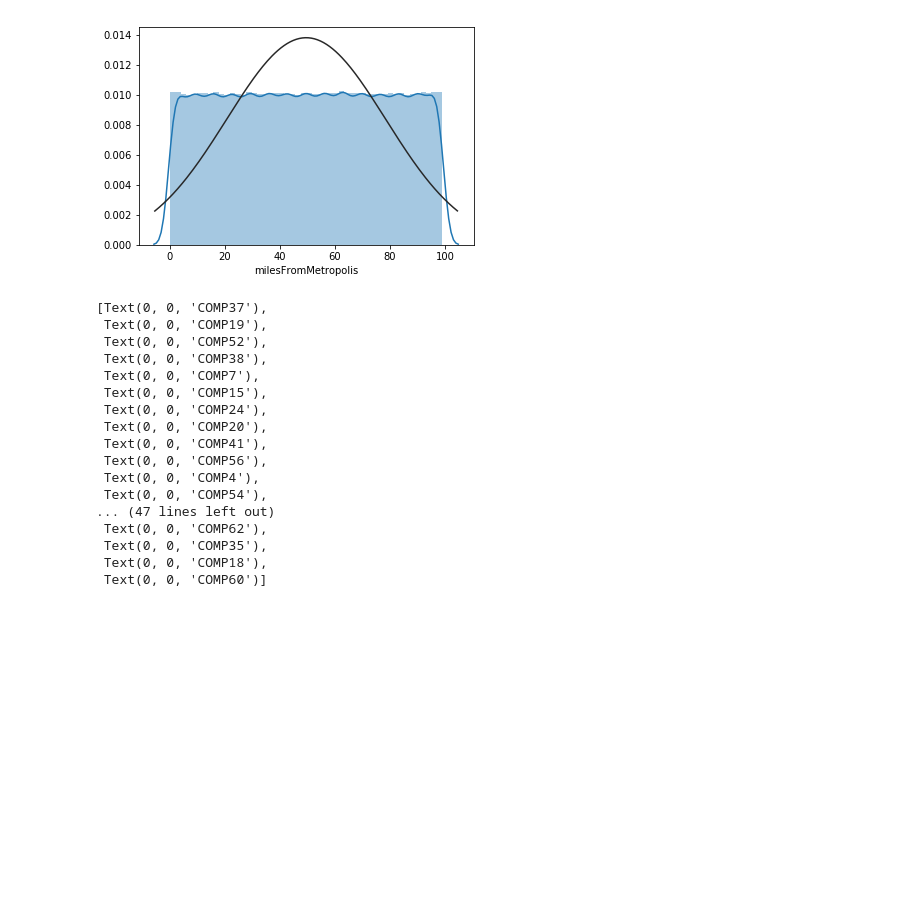
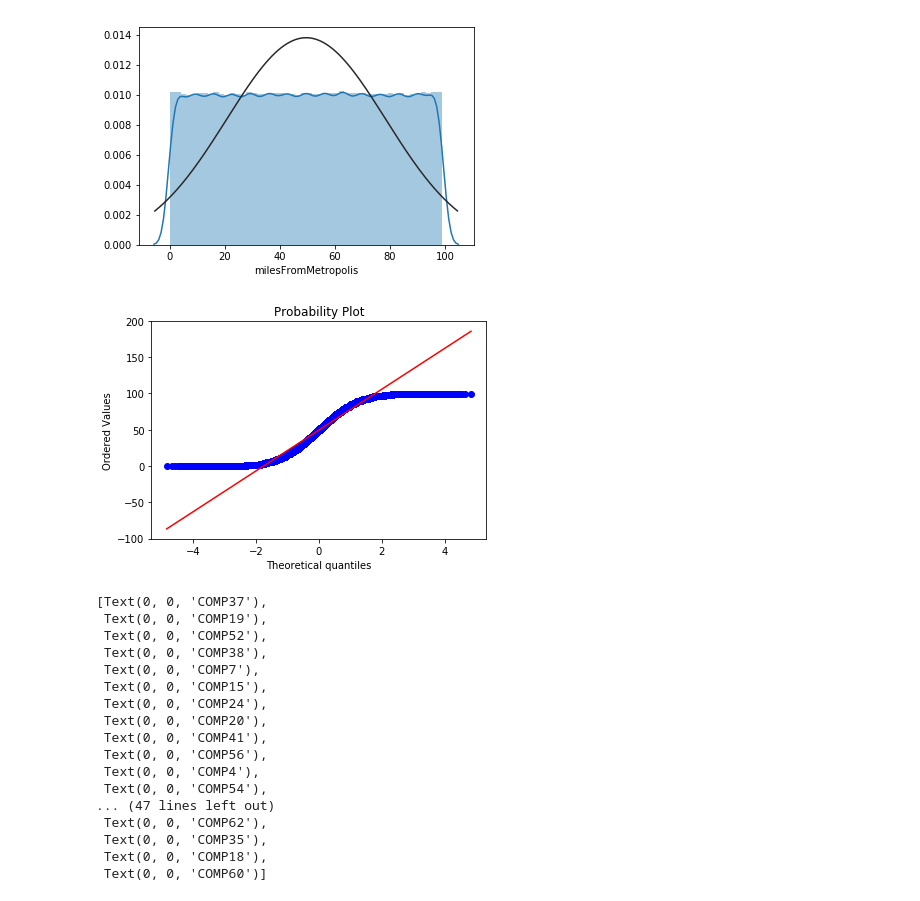
Before and after one commit to deejayrusso/Salary-Prediction-Portfolio, a Jupyter notebook: Salary Prediction Notebook.ipynb, the cells around one changed output. Drawn from its saved outputs; the diff is of its cells as text; code cells hidden in the pictures; blank space fills up the shorter version.

```diff
--- a/Salary Prediction Notebook.ipynb
+++ b/Salary Prediction Notebook.ipynb
@@ -342,6 +350,10 @@ sns.distplot(train_data_merged['milesFromMetropolis'], fit=norm)
 # %% [output]
 <matplotlib.axes._subplots.AxesSubplot at 0x...>
 [figure]
+# %%
+res = stats.probplot(train_data_merged['milesFromMetropolis'], plot=plt)
+# %% [output]
+[figure, added]
 # %%
 # Group companies by company ID (come back to this)
 # companyId_grouped = train_data_merged.groupby(['companyId'])
```
Also changed, not shown: parts of 2 cells of this notebook.
